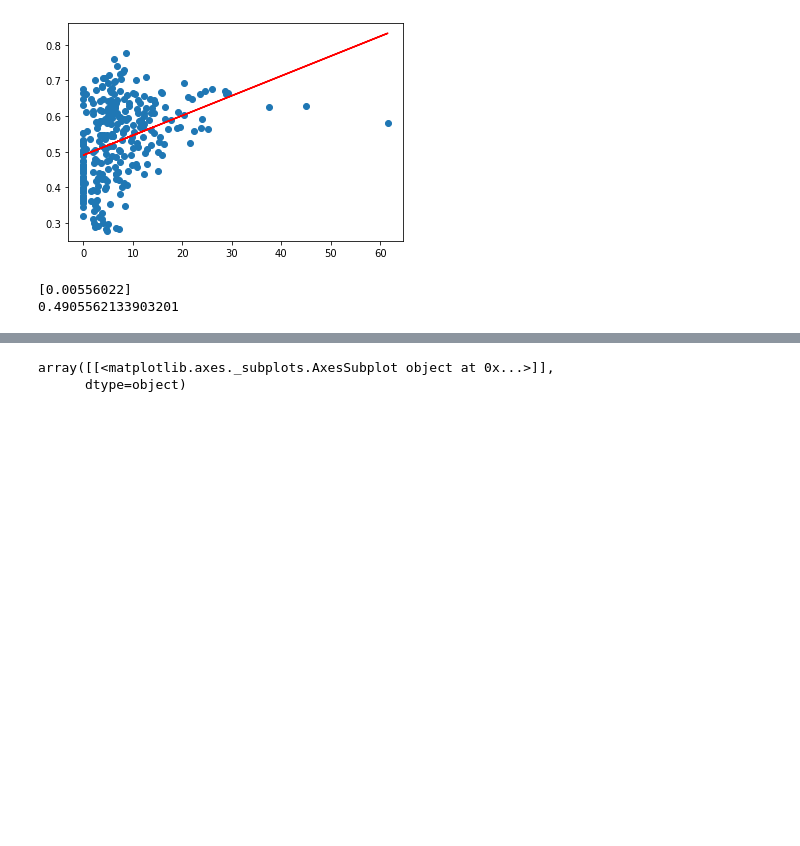
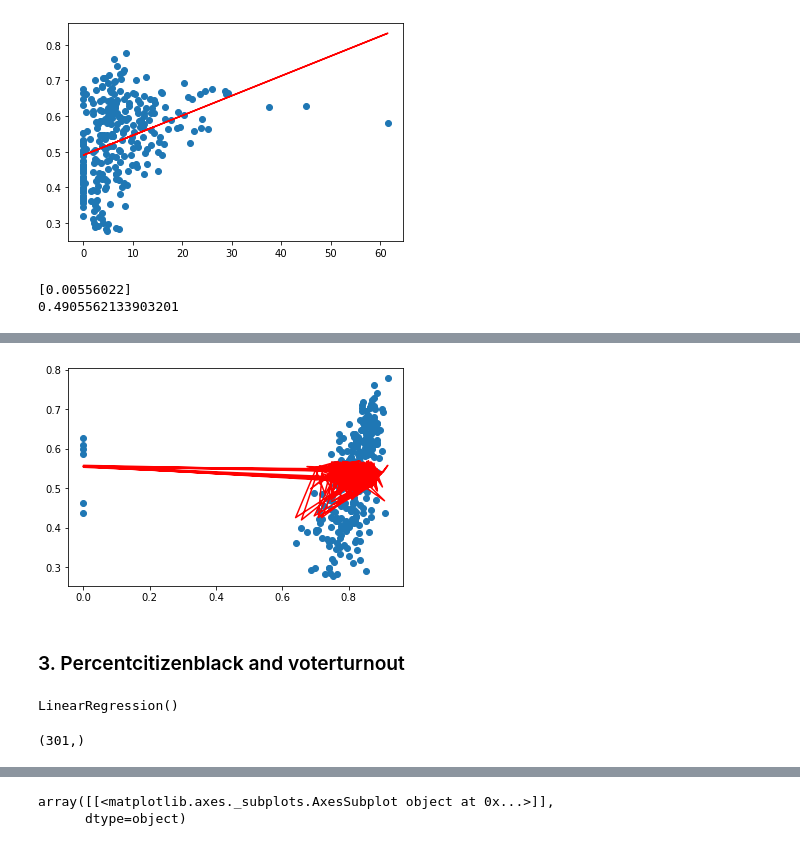
Before and after one commit to mmingoia/HTML_MN_Group_Project, a Jupyter notebook: election.ipynb, the cells around one changed output, grey strips where cells are left out. Drawn from its saved outputs; the diff is of its cells as text; code cells hidden in the pictures; blank space fills up the shorter version.

```diff
--- a/election.ipynb
+++ b/election.ipynb
@@ -294,0 +318,2 @@ print(model.intercept_)
+# %%
+X2 = df_new.pct_reg_of_vep_vrs.values.reshape(-1, 1)
@@ -294,0 +329,8 @@ print(model.intercept_)
+# %%
+plt.scatter(X2, y)
+plt.plot(X2, y_pred, color='red')
+plt.show()
+# %% [output]
+[figure, added]
+# %% [markdown]
+### 3. Percentcitizenblack and voterturnout
@@ -294,0 +339,9 @@ print(model.intercept_)
+# %%
+model.fit(X3, y)
+# %% [output]
+LinearRegression()
+# %%
+y_pred = model.predict(X3)
+print(y_pred.shape)
+# %% [output]
+(301,)
```
Also changed, not shown: parts of 21 cells of this notebook, 1 other file.
